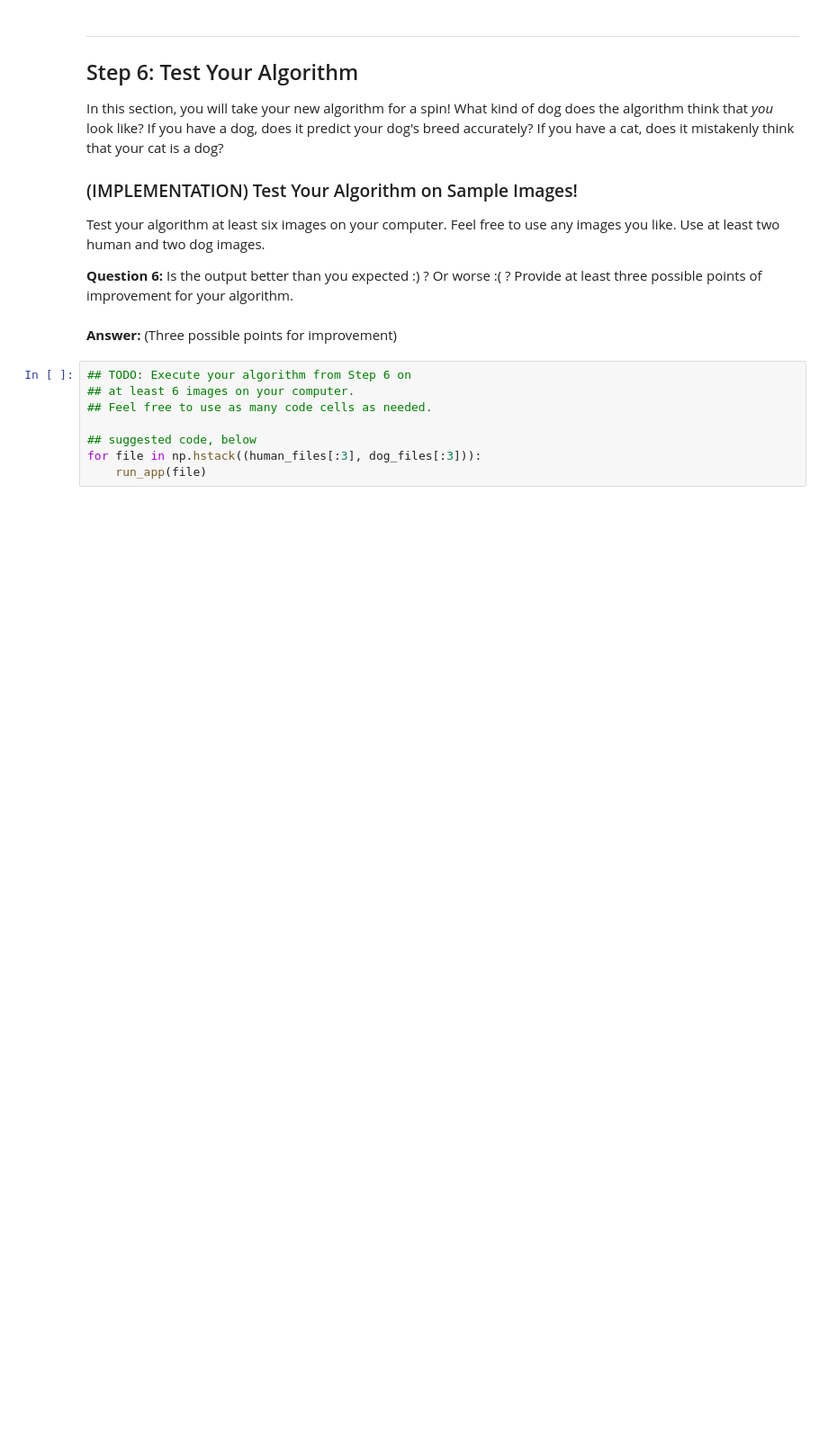
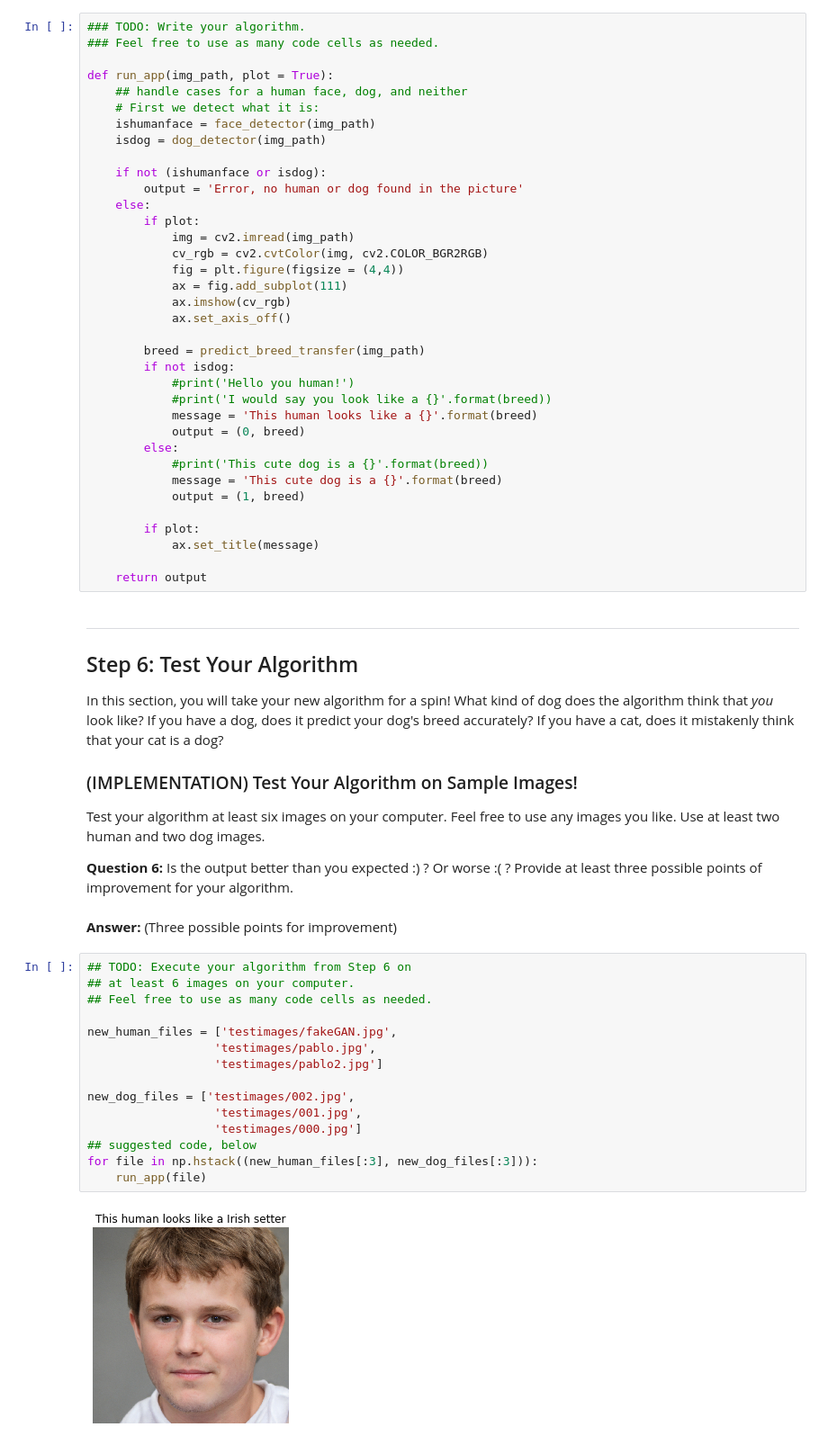
Before and after one commit to p-serna/Dogbreed-classifier, a Jupyter notebook: dog_app.ipynb, the cells around one changed output. Shown at 90% size. Cells and saved outputs as stored; diff of their text form; blank space fills up the shorter version.

```diff
--- a/dog_app.ipynb
+++ b/dog_app.ipynb
@@ -1154,3 +1362,39 @@ def run_app(img_path):
+# %%
+### TODO: Write your algorithm.
+### Feel free to use as many code cells as needed.
+
+def run_app(img_path, plot = True):
+    ## handle cases for a human face, dog, and neither
+    # First we detect what it is:
+    ishumanface = face_detector(img_path)
+    isdog = dog_detector(img_path)
+
+    if not (ishumanface or isdog):
+        output = 'Error, no human or dog found in the picture'
+    else:
+        if plot:
+            img = cv2.imread(img_path)
+            cv_rgb = cv2.cvtColor(img, cv2.COLOR_BGR2RGB)
+            fig = plt.figure(figsize = (4,4))
+            ax = fig.add_subplot(111)
+            ax.imshow(cv_rgb)
+            ax.set_axis_off()
+
+        breed = predict_breed_transfer(img_path)
+        if not isdog:
+            #print('Hello you human!')
+            #print('I would say you look like a {}'.format(breed))
+            message = 'This human looks like a {}'.format(breed)
+            output = (0, breed)
+        else:
+            #print('This cute dog is a {}'.format(breed))
+            message = 'This cute dog is a {}'.format(breed)
+            output = (1, breed)
+
+        if plot:
+            ax.set_title(message)
+
+    return output
 # %% [markdown]
 ---
 <a id='step6'></a>
@@ -1168,8 +1412,17 @@ __Answer:__ (Three possible points for improvement)
 # %%
 ## TODO: Execute your algorithm from Step 6 on
 ## at least 6 images on your computer.
 ## Feel free to use as many code cells as needed.
 
+new_human_files = ['testimages/fakeGAN.jpg',
+                  'testimages/pablo.jpg',
+                  'testimages/pablo2.jpg']
+
+new_dog_files = ['testimages/002.jpg',
+                  'testimages/001.jpg',
+                  'testimages/000.jpg']
 ## suggested code, below
-for file in np.hstack((human_files[:3], dog_files[:3])):
+for file in np.hstack((new_human_files[:3], new_dog_files[:3])):
     run_app(file)
+# %% [output]
+[figure, added]
```
Also changed, not shown: parts of 34 cells of this notebook, 2 other files.
